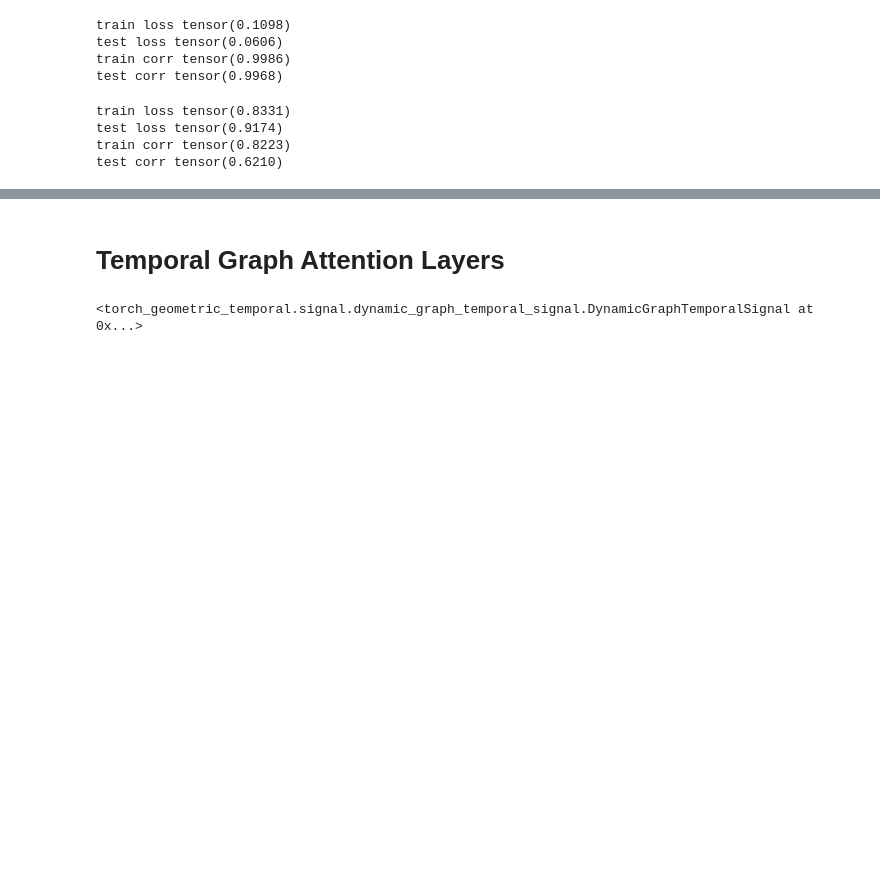
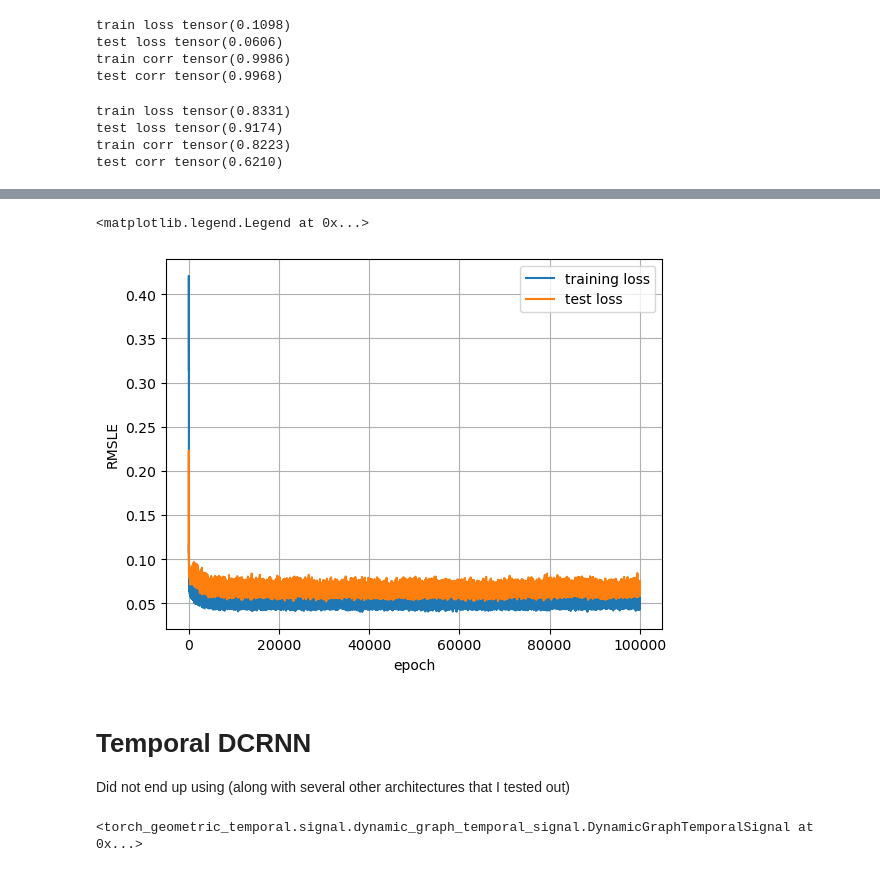
Before and after one commit to hwunrow/cgnn, a Jupyter notebook: src/main.ipynb, the cells around one changed output, grey strips where cells are left out. Drawn from its saved outputs; the diff is of its cells as text; code cells hidden in the pictures; blank space fills up the shorter version.

```diff
--- a/src/main.ipynb
+++ b/src/main.ipynb
@@ -514,5 +619,20 @@ test corr tensor(0.6210)
+# %%
+import matplotlib.pyplot as plt
+
+fig, ax = plt.subplots()
+
+ax.plot(train_loss, label='training loss')
+ax.plot(test_loss, label='test loss')
+ax.set_xlabel('epoch')
+ax.set_ylabel('RMSLE')
+ax.grid()
+ax.legend()
+# %% [output]
+<matplotlib.legend.Legend at 0x...>
+[figure, added]
 # %% [markdown]
-# Temporal Graph Attention Layers
+# Temporal DCRNN
+Did not end up using (along with several other architectures that I tested out)
 # %%
 import process_data
 
```
Also changed, not shown: parts of 22 cells of this notebook.
